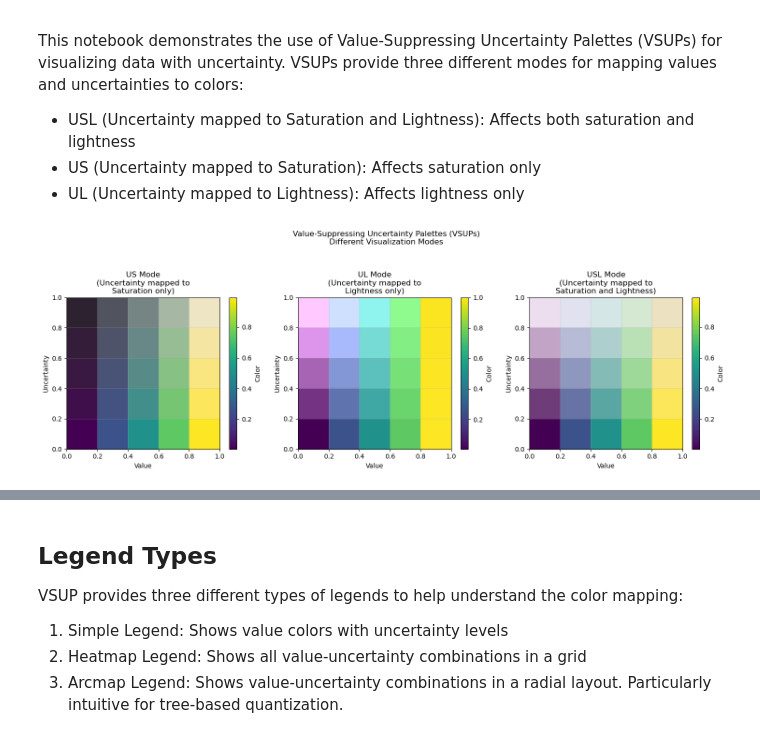
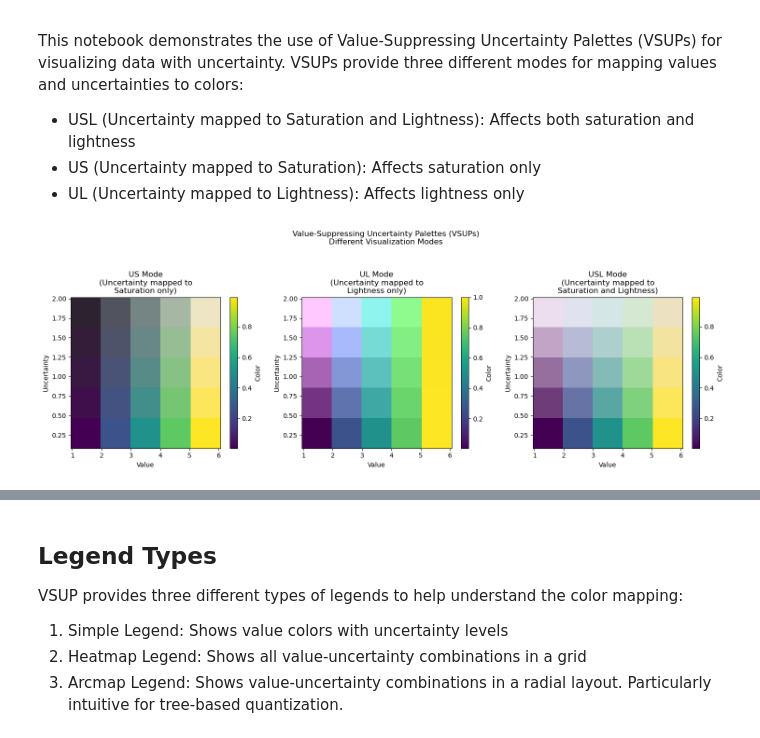
Before and after one commit to JohnGoertz/vsup, a Jupyter notebook: examples/basic_usage.ipynb, the cells around one changed output, grey strips where cells are left out. Saved outputs shown, nothing was run; the diff lists cells and outputs as text; code cells hidden in the pictures.

Commit message:
fix(vsup) Corrects heatmap legend plotting ranges

```diff
--- a/examples/basic_usage.ipynb
+++ b/examples/basic_usage.ipynb
@@ -16,9 +16,8 @@ from vsup import VSUP
 # %%
 # Create a grid of values and uncertainties for better visualization
 n_points = 50
-step = 1/n_points
-values = np.linspace(step/2, 1-step/2, n_points)
-uncertainties = np.linspace(step/2, 1-step/2, n_points)
+values = np.linspace(1, 6, n_points)
+uncertainties = np.linspace(0.1, 2, n_points)
 
 # Create a 2D grid
 values, uncertainties = np.meshgrid(values, uncertainties)
@@ -34,7 +33,6 @@ def create_mode_plot(ax, values, uncertainties, vsup, title, description):
     ax.set_title(f"{title}\n({description})")
     ax.set_xlabel("Value")
     ax.set_ylabel("Uncertainty")
-    ax.grid(True, alpha=0.3)
     return scatter
 
 # Create a figure with three subplots for different modes
@@ -51,34 +49,34 @@ scatter_mode_usl = create_mode_plot(
 )
 scatter_mode_us = create_mode_plot(
     ax_mode_us,
     values,
     uncertainties,
     vsup_us,
     "US Mode",
     "Uncertainty mapped to\nSaturation only",
 )
 scatter_mode_ul = create_mode_plot(
     ax_mode_ul,
     values,
     uncertainties,
     vsup_ul,
     "UL Mode",
     "Uncertainty mapped to\nLightness only",
 )
 
 # Add colorbars
 plt.colorbar(scatter_mode_usl, ax=ax_mode_usl, label="Color")
 plt.colorbar(scatter_mode_us, ax=ax_mode_us, label="Color")
 plt.colorbar(scatter_mode_ul, ax=ax_mode_ul, label="Color")
 
 # Add a title to the figure
 fig_mode_comparison.suptitle(
     "Value-Suppressing Uncertainty Palettes (VSUPs)\nDifferent Visualization Modes",
     y=1.05,
 )
 plt.tight_layout()
 # %% [output]
-[figure, old version]
+[figure, new version]
 # %%
 import seaborn as sns
 
```
Also changed, not shown: parts of 2 cells of this notebook, 3 other files.
